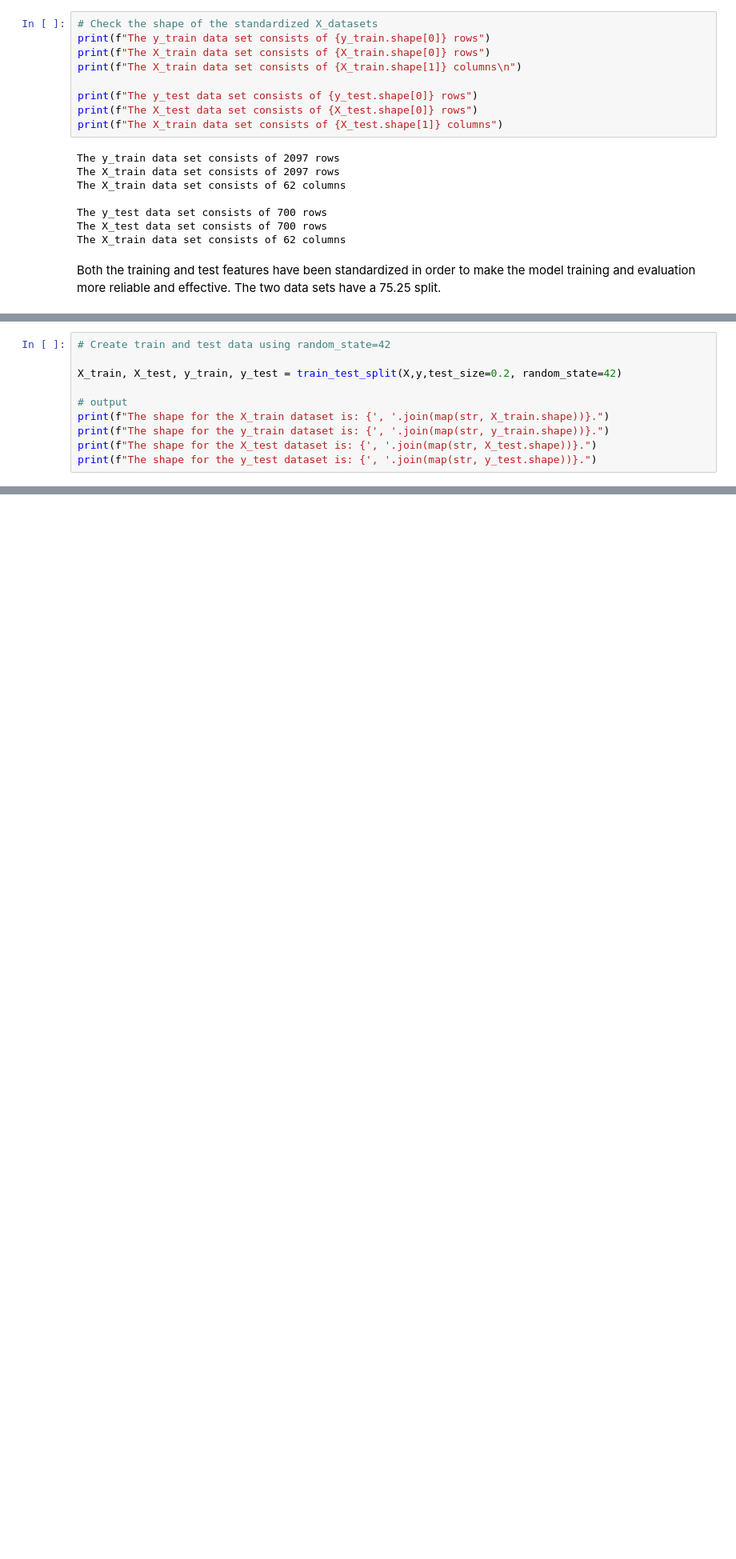
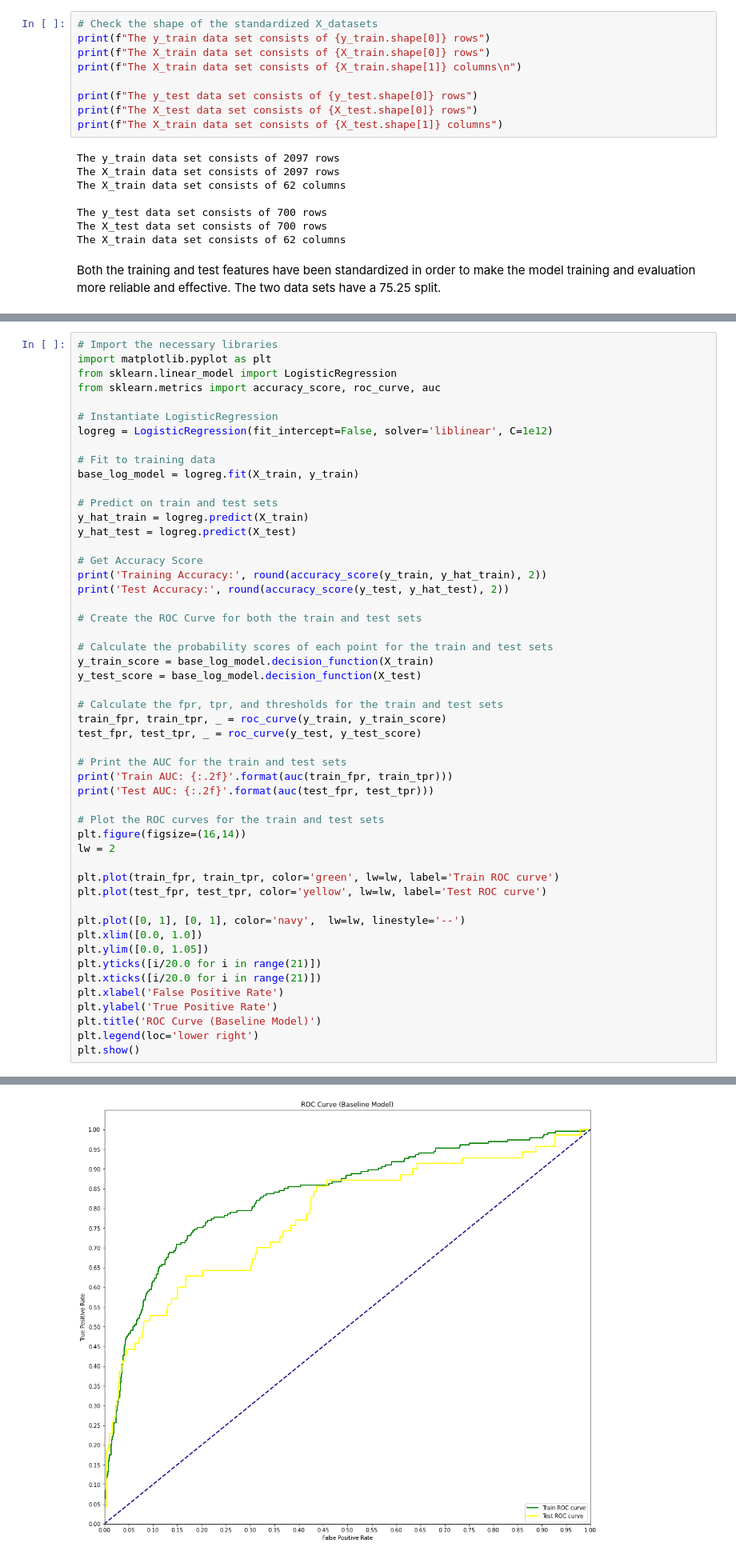
Before and after one commit to SpencerLugalia/Phase-3-Project, a Jupyter notebook: index.ipynb, the cells around one changed output, grey strips where cells are left out. Shown at 80% size. Cells and saved outputs as stored; diff of their text form; blank space fills up the shorter version.

```diff
--- a/index.ipynb
+++ b/index.ipynb
@@ -516,10 +429,0 @@ print(X_train_ohe.head())
-# %%
-# Create train and test data using random_state=42
-
-X_train, X_test, y_train, y_test = train_test_split(X,y,test_size=0.2, random_state=42)
-
-# output
-print(f"The shape for the X_train dataset is: {', '.join(map(str, X_train.shape))}.")
-print(f"The shape for the y_train dataset is: {', '.join(map(str, y_train.shape))}.")
-print(f"The shape for the X_test dataset is: {', '.join(map(str, X_test.shape))}.")
-print(f"The shape for the y_test dataset is: {', '.join(map(str, y_test.shape))}.")
@@ -624,0 +432,52 @@ Decision tree, Logistic regression
+# %%
+# Import the necessary libraries
+import matplotlib.pyplot as plt
+from sklearn.linear_model import LogisticRegression
+from sklearn.metrics import accuracy_score, roc_curve, auc
+
+# Instantiate LogisticRegression
+logreg = LogisticRegression(fit_intercept=False, solver='liblinear', C=1e12)
+
+# Fit to training data
+base_log_model = logreg.fit(X_train, y_train)
+
+# Predict on train and test sets
+y_hat_train = logreg.predict(X_train)
+y_hat_test = logreg.predict(X_test)
+
+# Get Accuracy Score
+print('Training Accuracy:', round(accuracy_score(y_train, y_hat_train), 2))
+print('Test Accuracy:', round(accuracy_score(y_test, y_hat_test), 2))
+
+# Create the ROC Curve for both the train and test sets
+
+# Calculate the probability scores of each point for the train and test sets
+y_train_score = base_log_model.decision_function(X_train)
+y_test_score = base_log_model.decision_function(X_test)
+
+# Calculate the fpr, tpr, and thresholds for the train and test sets
+train_fpr, train_tpr, _ = roc_curve(y_train, y_train_score)
+test_fpr, test_tpr, _ = roc_curve(y_test, y_test_score)
+
+# Print the AUC for the train and test sets
+print('Train AUC: {:.2f}'.format(auc(train_fpr, train_tpr)))
+print('Test AUC: {:.2f}'.format(auc(test_fpr, test_tpr)))
+
+# Plot the ROC curves for the train and test sets
+plt.figure(figsize=(16,14))
+lw = 2
+
+plt.plot(train_fpr, train_tpr, color='green', lw=lw, label='Train ROC curve')
+plt.plot(test_fpr, test_tpr, color='yellow', lw=lw, label='Test ROC curve')
+
+plt.plot([0, 1], [0, 1], color='navy',  lw=lw, linestyle='--')
+plt.xlim([0.0, 1.0])
+plt.ylim([0.0, 1.05])
+plt.yticks([i/20.0 for i in range(21)])
+plt.xticks([i/20.0 for i in range(21)])
+plt.xlabel('False Positive Rate')
+plt.ylabel('True Positive Rate')
+plt.title('ROC Curve (Baseline Model)')
+plt.legend(loc='lower right')
+plt.show()
+# %% [output]
@@ -624,0 +488 @@ Decision tree, Logistic regression
+[figure, added]
```
Also changed, not shown: parts of 30 cells of this notebook.
